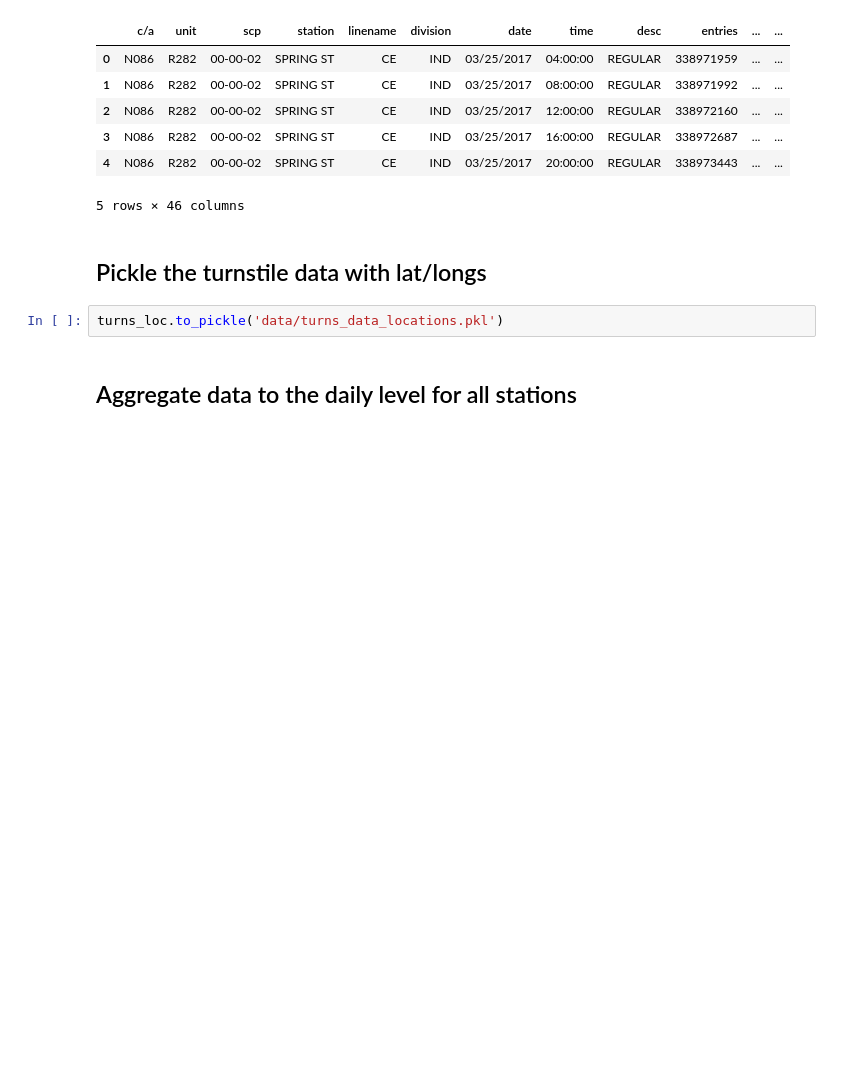
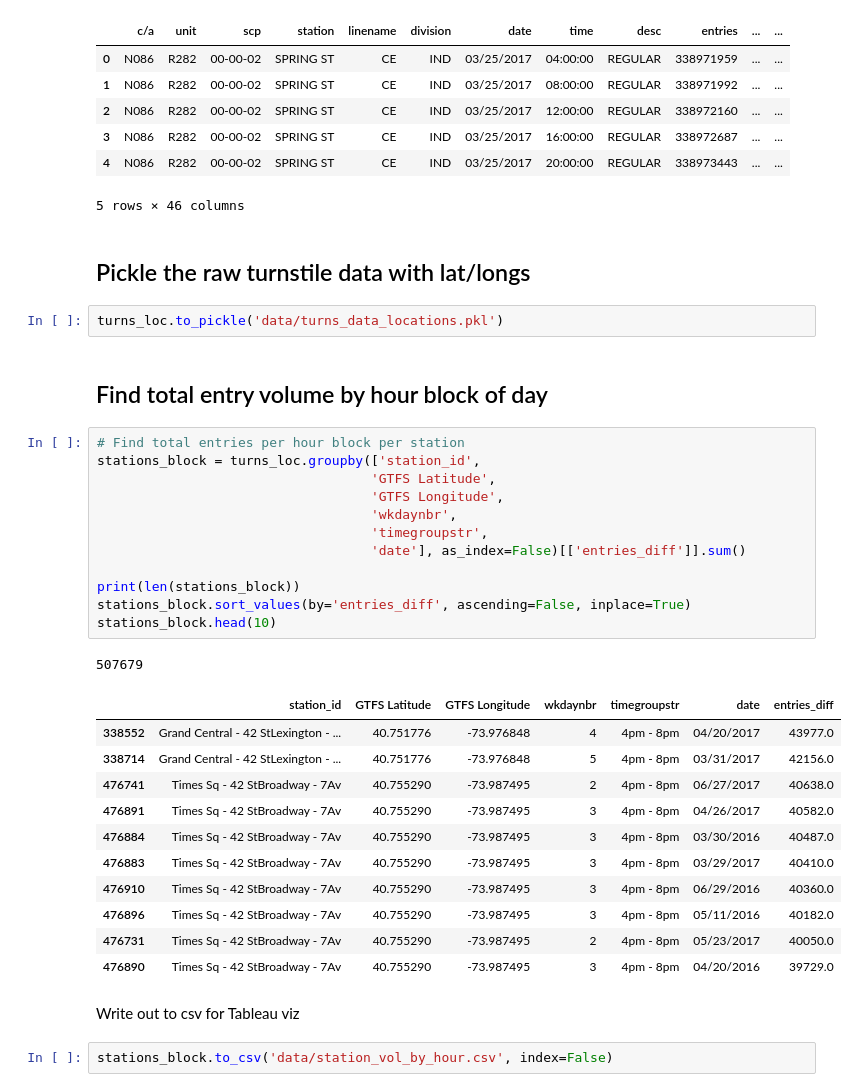
Before and after one commit to TifMoe/benson-project, a Jupyter notebook: 2_FindingStationLocations.ipynb, the cells around one changed output. Cells and saved outputs as stored; diff of their text form; blank space fills up the shorter version.

Commit message:
daily avg groupings

```diff
--- a/2_FindingStationLocations.ipynb
+++ b/2_FindingStationLocations.ipynb
@@ -146,8 +168,37 @@ turns_loc.head()
 | 4 | N086 | R282 | 00-00-02 | SPRING ST | CE | IND | 03/25/2017 | 20:00:00 | REGULAR | 338973443 | ... | ... |
 5 rows × 46 columns
 # %% [markdown]
-## Pickle the turnstile data with lat/longs
+## Pickle the raw turnstile data with lat/longs
 # %%
 turns_loc.to_pickle('data/turns_data_locations.pkl')
-# %% [markdown]
-## Aggregate data to the daily level for all stations
+# %% [markdown]
+## Find total entry volume by hour block of day
+# %%
+# Find total entries per hour block per station
+stations_block = turns_loc.groupby(['station_id',
+                                   'GTFS Latitude',
+                                   'GTFS Longitude',
+                                   'wkdaynbr',
+                                   'timegroupstr',
+                                   'date'], as_index=False)[['entries_diff']].sum()
+
+print(len(stations_block))
+stations_block.sort_values(by='entries_diff', ascending=False, inplace=True)
+stations_block.head(10)
+# %% [output]
+507679
+|  | station_id | GTFS Latitude | GTFS Longitude | wkdaynbr | timegroupstr | date | entries_diff |
+| 338552 | Grand Central - 42 StLexington - ... | 40.751776 | -73.976848 | 4 | 4pm - 8pm | 04/20/2017 | 43977.0 |
+| 338714 | Grand Central - 42 StLexington - ... | 40.751776 | -73.976848 | 5 | 4pm - 8pm | 03/31/2017 | 42156.0 |
+| 476741 | Times Sq - 42 StBroadway - 7Av | 40.755290 | -73.987495 | 2 | 4pm - 8pm | 06/27/2017 | 40638.0 |
+| 476891 | Times Sq - 42 StBroadway - 7Av | 40.755290 | -73.987495 | 3 | 4pm - 8pm | 04/26/2017 | 40582.0 |
+| 476884 | Times Sq - 42 StBroadway - 7Av | 40.755290 | -73.987495 | 3 | 4pm - 8pm | 03/30/2016 | 40487.0 |
+| 476883 | Times Sq - 42 StBroadway - 7Av | 40.755290 | -73.987495 | 3 | 4pm - 8pm | 03/29/2017 | 40410.0 |
+| 476910 | Times Sq - 42 StBroadway - 7Av | 40.755290 | -73.987495 | 3 | 4pm - 8pm | 06/29/2016 | 40360.0 |
+| 476896 | Times Sq - 42 StBroadway - 7Av | 40.755290 | -73.987495 | 3 | 4pm - 8pm | 05/11/2016 | 40182.0 |
+| 476731 | Times Sq - 42 StBroadway - 7Av | 40.755290 | -73.987495 | 2 | 4pm - 8pm | 05/23/2017 | 40050.0 |
+| 476890 | Times Sq - 42 StBroadway - 7Av | 40.755290 | -73.987495 | 3 | 4pm - 8pm | 04/20/2016 | 39729.0 |
+# %% [markdown]
+Write out to csv for Tableau viz
+# %%
+stations_block.to_csv('data/station_vol_by_hour.csv', index=False)
```
Also changed, not shown: parts of 2 cells of this notebook, 1 other file.
